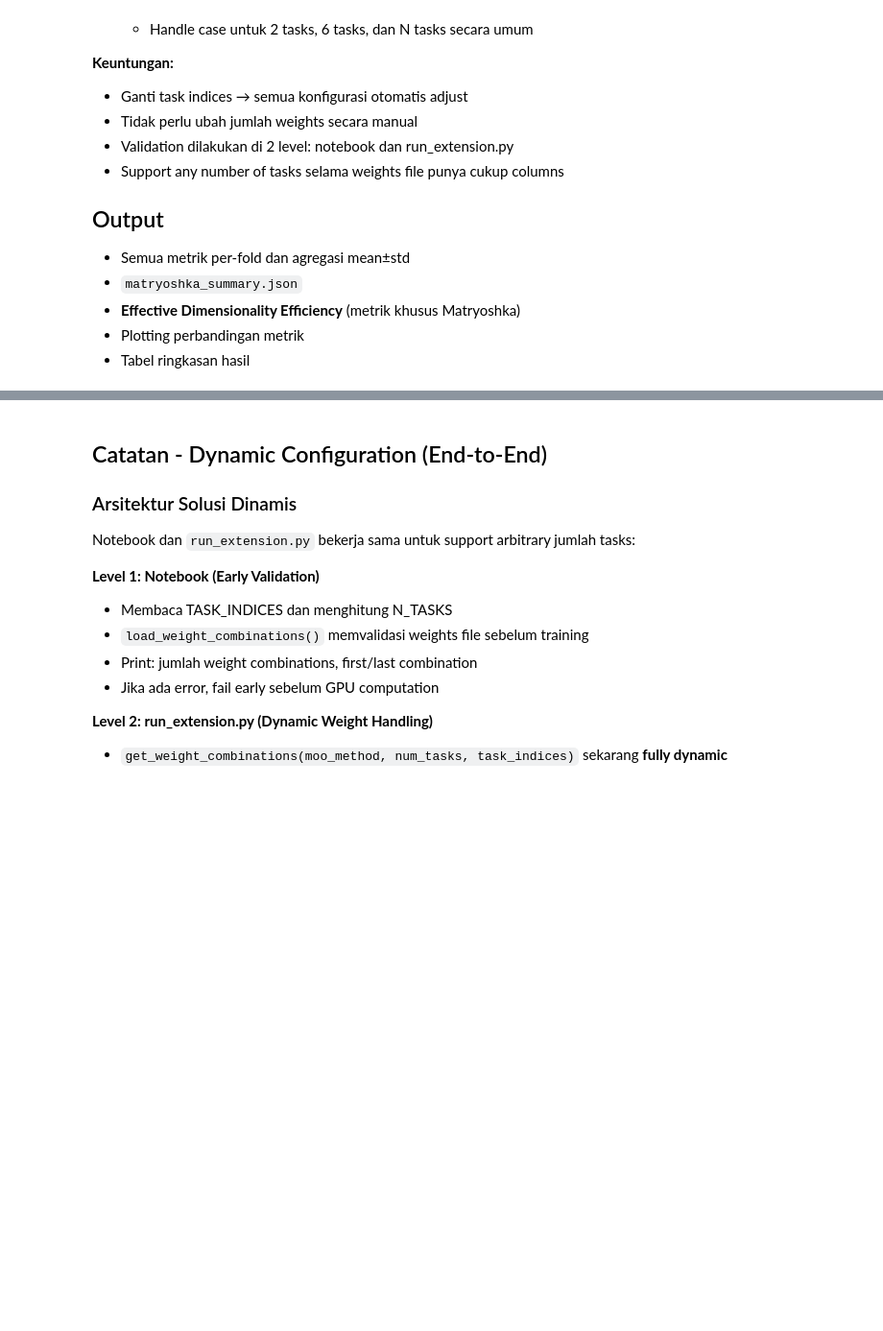
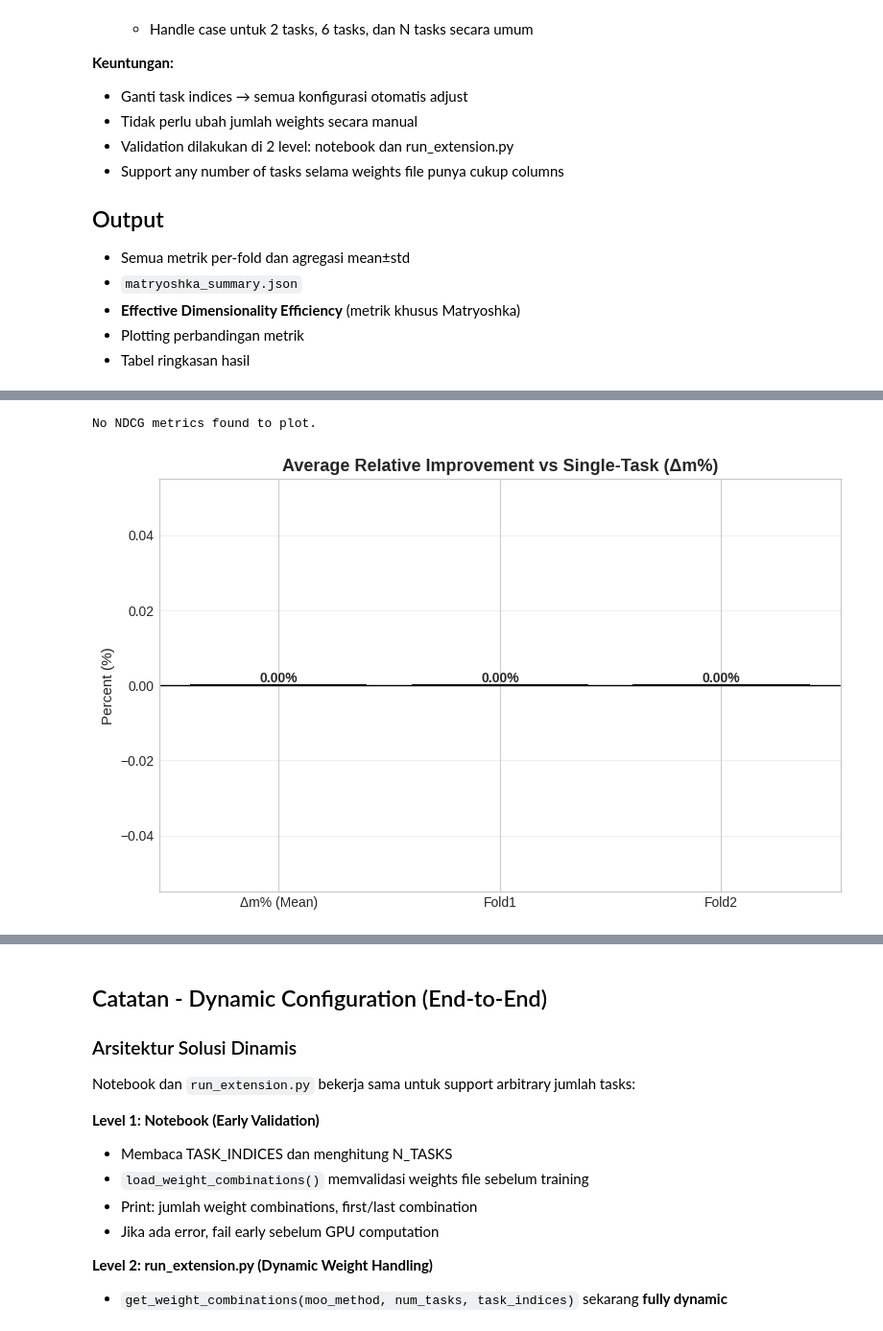
Before and after one commit to jteo0/DeepMTL2R, a Jupyter notebook: examples/MSLR-WEB10K/notebooks/kaggle-run-matryoshka.ipynb, the cells around one changed output, grey strips where cells are left out. Shown at 96% size. Cells and saved outputs as stored; diff of their text form; code cells hidden in the pictures; blank space fills up the shorter version.

```diff
--- a/examples/MSLR-WEB10K/notebooks/kaggle-run-matryoshka.ipynb
+++ b/examples/MSLR-WEB10K/notebooks/kaggle-run-matryoshka.ipynb
@@ -101,7 +136,7 @@ EXAMPLE_DIR = os.path.join(PROJECT_ROOT, 'examples', 'MSLR-WEB10K')
 DATASET_BASE_PATH = '/kaggle/input/datasets/engkhaledmo/mslr-10k/'
 
 # ===== Debug config ditulis di Notebook (bukan dari YAML) =====
-DEBUG_MODE = False
+DEBUG_MODE = True
 DEBUG_RATIO = 1e-6   # set 0.0 untuk full data
 FOLDS = [1, 2]
 
@@ -143,11 +187,10 @@ with open(ORIG_CONFIG_PATH, 'r', encoding='utf-8') as f:
     _cfg = json.load(f)
 
 _cfg.setdefault('training', {})
-_cfg['training']['epochs'] = EPOCHS_OVERRIDE - 1  # Convert to 0-based: 50 - 1 = 49
+_cfg['training']['epochs'] = EPOCHS_OVERRIDE
 
 with open(OVERRIDE_CONFIG_PATH, 'w', encoding='utf-8') as f:
     json.dump(_cfg, f, indent=2)
 
 CONFIG_MATRYOSHKA = OVERRIDE_CONFIG_PATH
 print('Config override written to:', CONFIG_MATRYOSHKA)
-print('Epochs override: 1-50 (internally 0-49)')
@@ -269,6 +328,11 @@ print('Helper functions defined.')
 # ==============================
 # Run Matryoshka Experiments
 # ==============================
+
+# Suppress verbose logging from allrank
+logging.getLogger('allrank').setLevel(logging.WARNING)
+logging.getLogger('allrank.utils').setLevel(logging.WARNING)
+logging.getLogger('allrank.utils.ltr_logging').setLevel(logging.WARNING)
 
 # Ensure weights-5tasks.txt is available (required by run_extension.py)
 weights_file = os.path.join(EXAMPLE_DIR, 'weights-5tasks.txt')
@@ -325,7 +389,7 @@ try:
         print(f'Number of features: {nf}')
 
         train_dl, val_dl = rx.create_data_loaders(
-            train_ds, val_ds, 4, 64
+            train_ds, val_ds, 2, 64
         )
 
         # Run matryoshka experiment using run_extension module
@@ -346,6 +410,8 @@ try:
 
             # Extract metrics from result
             fold_metrics = result.get('per_task_metrics', {})
+            print(f'DEBUG: fold_metrics keys: {fold_metrics.keys()}')
+
             for task_idx, task_metrics in fold_metrics.items():
                 for metric_name, metric_value in task_metrics.items():
                     if not isinstance(metric_value, dict):
@@ -383,6 +449,8 @@ try:
 
         except Exception as e:
             print(f'✗ Error running experiment for fold {fold}: {e}')
+            import traceback
+            traceback.print_exc()
             raise
 
         del train_ds, val_ds, train_dl, val_dl
@@ -392,6 +460,8 @@ try:
 
     print('\n' + '=' * 70)
     print('✓ All folds completed successfully!')
+    print(f'DEBUG: Final metrics_agg keys: {list(metrics_agg.keys())}')
+    print(f'DEBUG: metrics_agg size: {len(metrics_agg)}')
     print('=' * 70)
 
 finally:
@@ -488,29 +729,33 @@ if ndcg_metrics:
     plt.show()
 else:
     print('No NDCG metrics found to plot.')
+# %% [output]
+No NDCG metrics found to plot.
 # %%
 # Plot 2: Delta m% (Average Relative Improvement)
 fig, ax = plt.subplots(figsize=(8, 5))
-color = 'tab:green' if avg_delta_m >= 0 else 'tab:red'
+color = 'green' if avg_delta_m >= 0 else 'red'
 bars = ax.bar(['Δm% (Mean)', *[f'Fold{f}' for f in FOLDS]],
                [avg_delta_m, *all_delta_m],
-               color=[color] + ['tab:lightblue'] * len(FOLDS),
+               color=[color] + ['lightblue'] * len(FOLDS),
                edgecolor='black', linewidth=1.5)
 
 # Add value labels on bars
 for bar in bars:
     height = bar.get_height()
     ax.text(bar.get_x() + bar.get_width()/2., height,
             f'{height:.2f}%',
             ha='center', va='bottom', fontweight='bold')
 
 ax.axhline(0, color='black', linewidth=1)
 ax.set_ylabel('Percent (%)', fontsize=11)
 ax.set_title('Average Relative Improvement vs Single-Task (Δm%)',
              fontsize=13, fontweight='bold')
 ax.grid(axis='y', alpha=0.3)
 plt.tight_layout()
 plt.show()
+# %% [output]
+[figure, added]
 # %%
 # Plot 3: Per-Task NDCG@30 comparison
 task_metrics = {}
```
Also changed, not shown: parts of 15 cells of this notebook, 3 other files.
